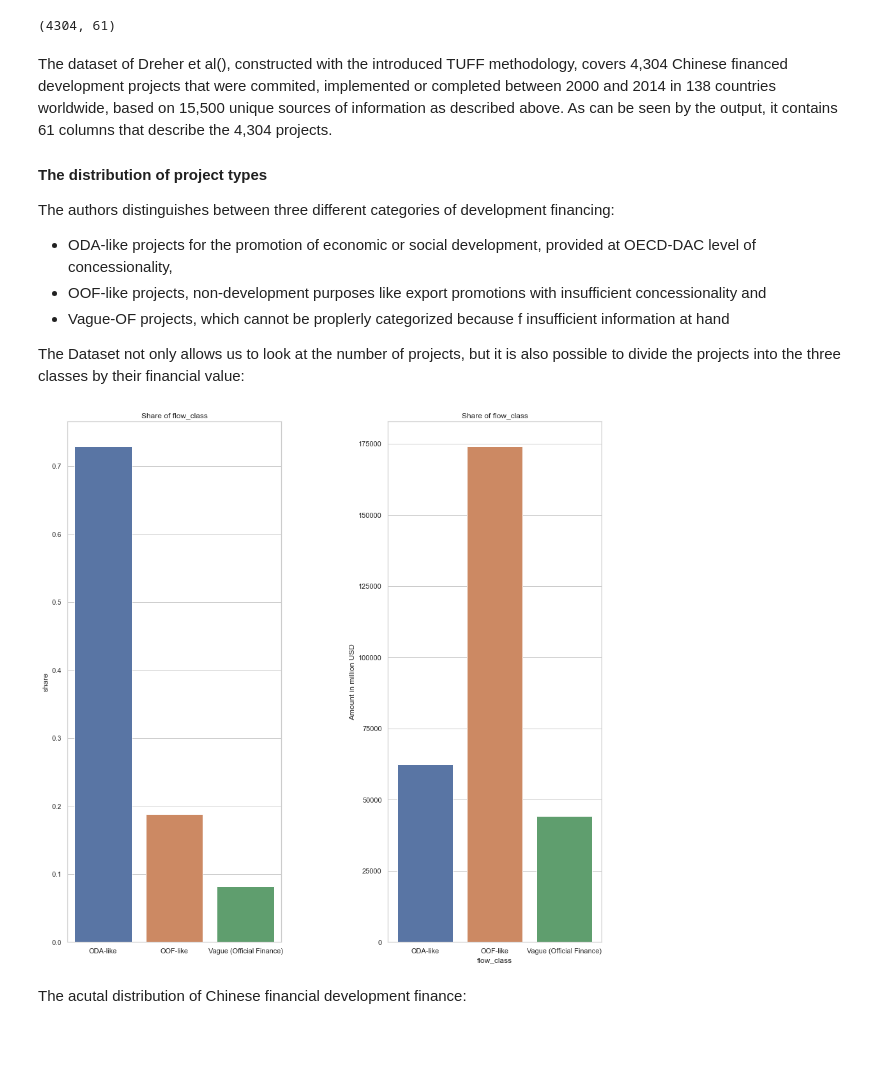
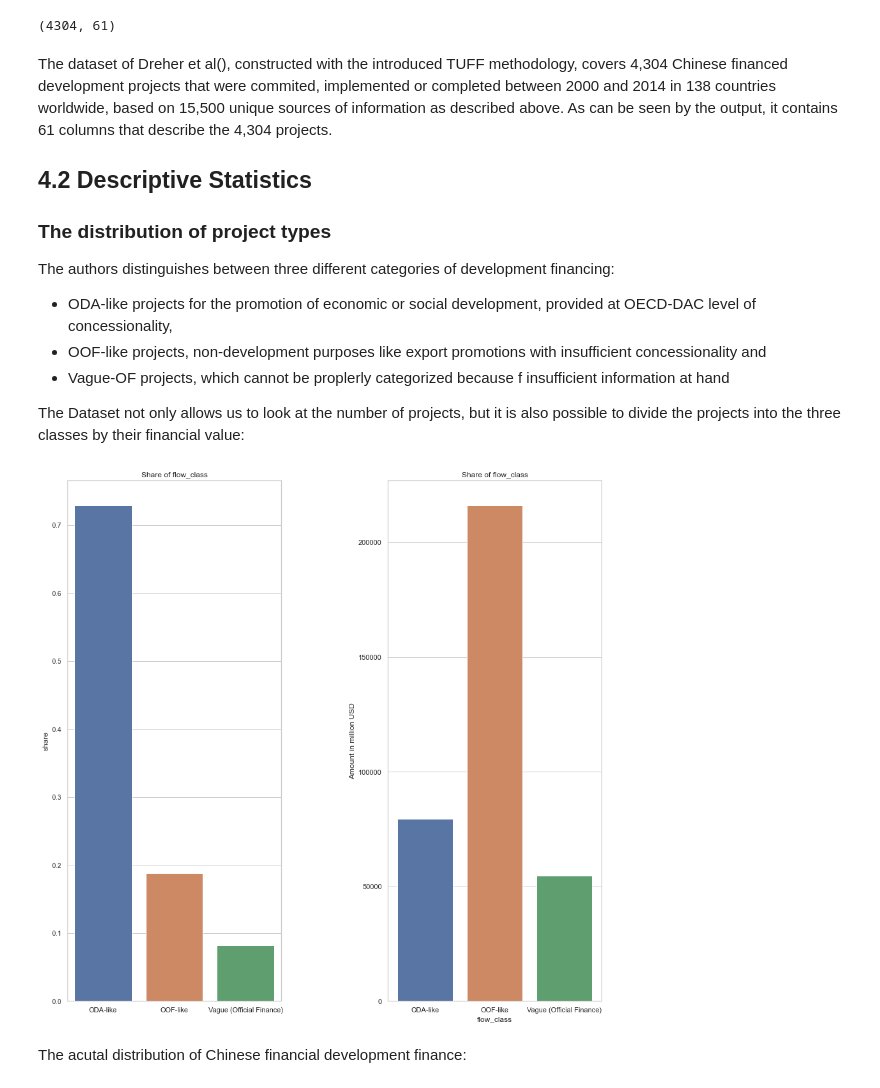
Before and after one commit to JonathanWillnow/ose-data-science-course-project-JonathanWillnow, a Jupyter notebook: JonathanWillnowOSE.ipynb, the cells around one changed output. Drawn from its saved outputs; the diff is of its cells as text; code cells hidden in the pictures; blank space fills up the shorter version.

```diff
--- a/JonathanWillnowOSE.ipynb
+++ b/JonathanWillnowOSE.ipynb
@@ -155,7 +155,9 @@ data.shape
 # %% [markdown]
 The dataset of Dreher et al(), constructed with the introduced TUFF methodology, covers 4,304 Chinese financed development projects that were commited, implemented or completed between 2000 and 2014 in 138 countries worldwide, based on 15,500 unique sources of information as described above. As can be seen by the output, it contains 61 columns that describe the 4,304 projects.
 
-#### The distribution of project types
+## 4.2 Descriptive Statistics
+
+### The distribution of project types
 
 The authors distinguishes between three different categories of development financing:
 
@@ -164,9 +166,9 @@ The authors distinguishes between three different categories of development fina
 * Vague-OF projects, which cannot be proplerly categorized because f insufficient information at hand
 
 The Dataset not only allows us to look at the number of projects, but it is also possible to divide the projects into the three classes by their financial value:
-# %%
-df = flow_class_plot(data)
-# %% [output]
-[figure, removed]
+# %%
+flow_class_df = flow_class_plot(data1)
+# %% [output]
+[figure, added]
 # %% [markdown]
 The acutal distribution of Chinese financial development finance:
```
Also changed, not shown: parts of 37 cells of this notebook.
